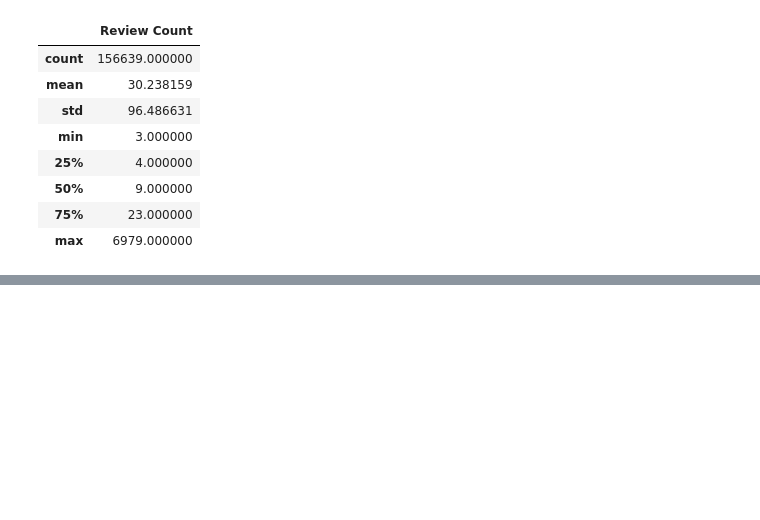
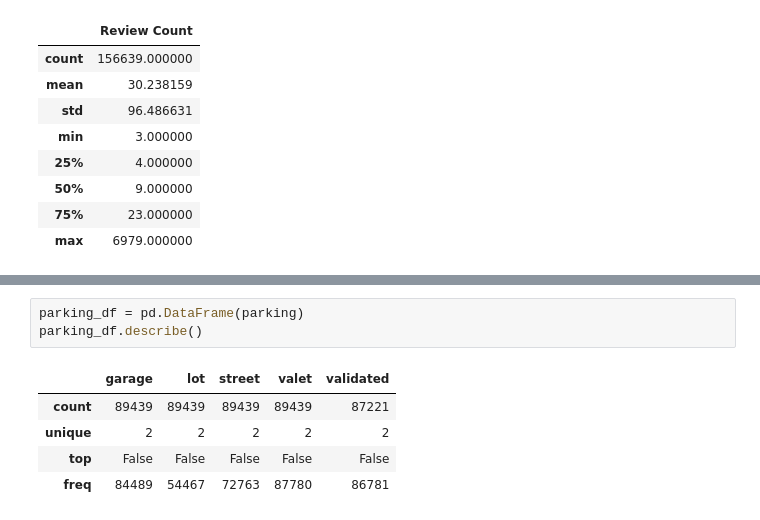
Before and after one commit to bljustice/yelp, a Jupyter notebook: yelp_eda.ipynb, the cells around one changed output, grey strips where cells are left out. Drawn from its saved outputs; the diff is of its cells as text; blank space fills up the shorter version.

```diff
--- a/yelp_eda.ipynb
+++ b/yelp_eda.ipynb
@@ -297,0 +335,9 @@ review_counts[review_counts['Review Count'] < review_counts['Review Count'].quan
+# %%
+parking_df = pd.DataFrame(parking)
+parking_df.describe()
+# %% [output]
+|  | garage | lot | street | valet | validated |
+| count | 89439 | 89439 | 89439 | 89439 | 87221 |
+| unique | 2 | 2 | 2 | 2 | 2 |
+| top | False | False | False | False | False |
+| freq | 84489 | 54467 | 72763 | 87780 | 86781 |
```
Also changed, not shown: parts of 14 cells of this notebook.
